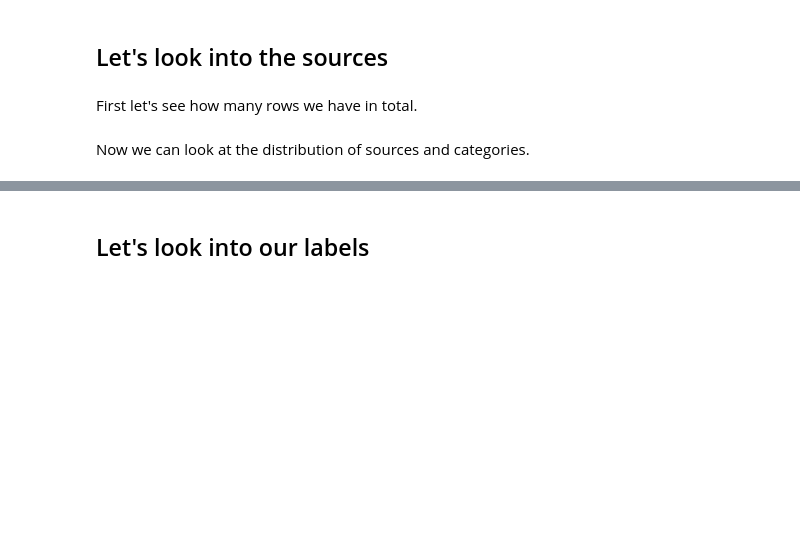
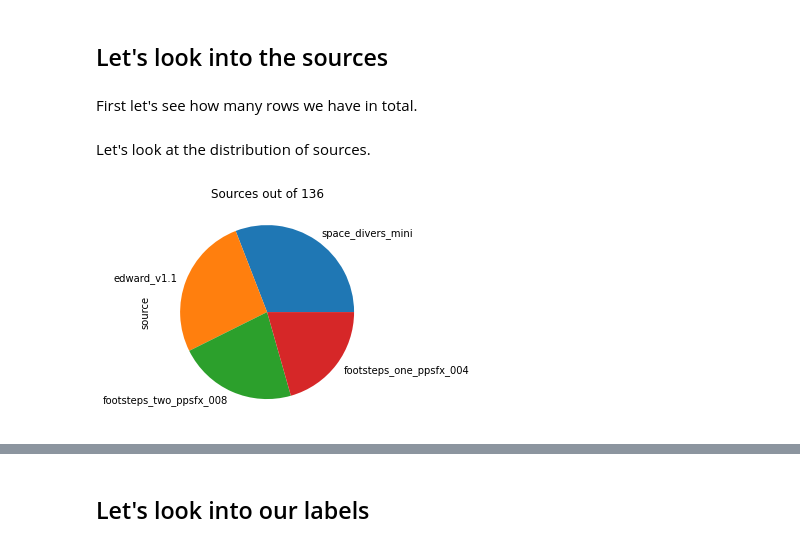
Before and after one commit to DiogoNeves/DataImporters, a Jupyter notebook: dataset_stats.ipynb, the cells around one changed output, grey strips where cells are left out. Saved outputs shown, nothing was run; the diff lists cells and outputs as text; code cells hidden in the pictures; blank space fills up the shorter version.

```diff
--- a/dataset_stats.ipynb
+++ b/dataset_stats.ipynb
@@ -17,2 +22,7 @@ row_count = metadata.shape[0]
 # %% [markdown]
-Now we can look at the distribution of sources and categories.
+Let's look at the distribution of sources.
+# %%
+metadata["source"].value_counts().plot(kind="pie", title='Sources out of ' + str(row_count))
+plt.gcf().set_facecolor("white")
+# %% [output]
+[figure, added]
```
Also changed, not shown: parts of 5 cells of this notebook.
